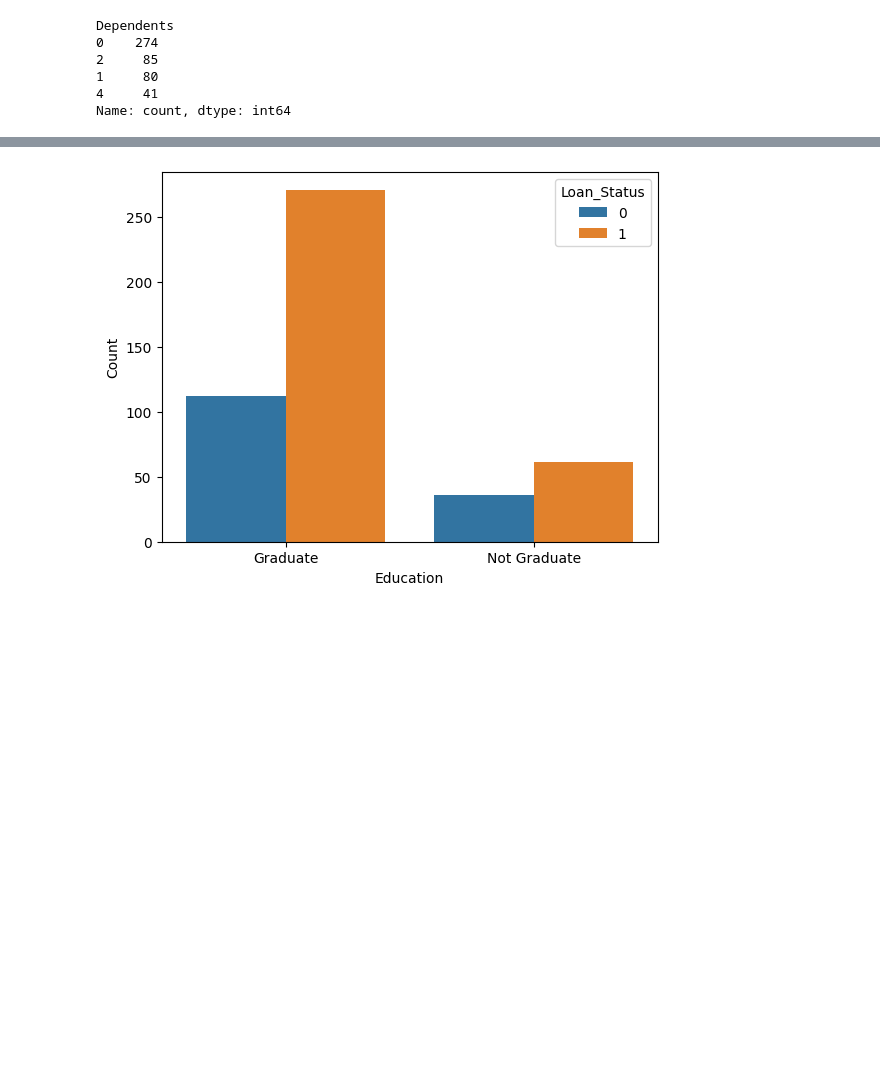
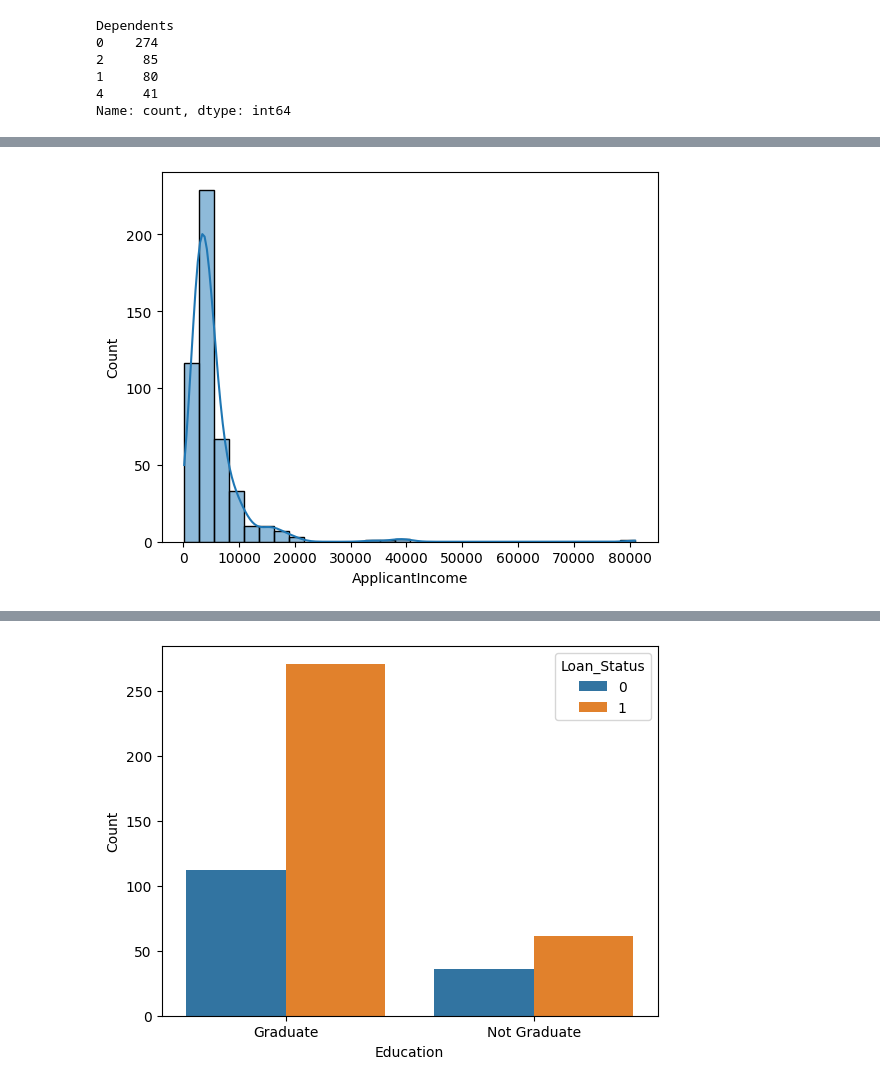
Before and after one commit to vin-olot/Projects, a Jupyter notebook: Loan Status Prediction.ipynb, the cells around one changed output, grey strips where cells are left out. Drawn from its saved outputs; the diff is of its cells as text; code cells hidden in the pictures; blank space fills up the shorter version.

```diff
--- a/Loan Status Prediction.ipynb
+++ b/Loan Status Prediction.ipynb
@@ -126,0 +143,5 @@ Name: count, dtype: int64
+# %%
+sns.histplot(df["ApplicantIncome"], bins = 30, kde=True)
+plt.show();
+# %% [output]
+[figure, added]
```
Also changed, not shown: parts of 6 cells of this notebook.
